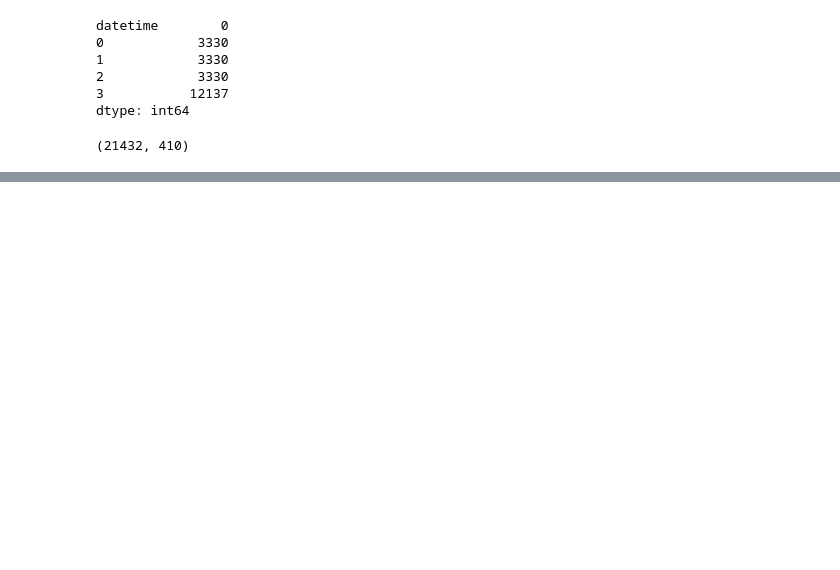
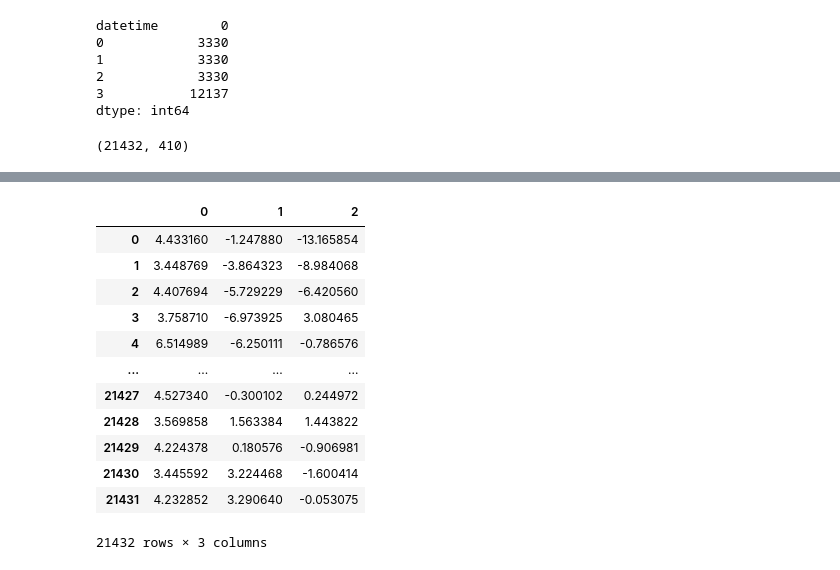
Before and after one commit to sahirnoorali/nasa-dscovr-challenge, a Jupyter notebook: playground.ipynb, the cells around one changed output, grey strips where cells are left out. Saved outputs shown, nothing was run; the diff lists cells and outputs as text; code cells hidden in the pictures; blank space fills up the shorter version.

```diff
--- a/playground.ipynb
+++ b/playground.ipynb
@@ -145,0 +181,17 @@ agg_data.shape
+# %%
+B_vector = agg_data.loc[:,0:2]#.values
+B_vector
+# %% [output]
+|  | 0 | 1 | 2 |
+| 0 | 4.433160 | -1.247880 | -13.165854 |
+| 1 | 3.448769 | -3.864323 | -8.984068 |
+| 2 | 4.407694 | -5.729229 | -6.420560 |
+| 3 | 3.758710 | -6.973925 | 3.080465 |
+| 4 | 6.514989 | -6.250111 | -0.786576 |
+| ... | ... | ... | ... |
+| 21427 | 4.527340 | -0.300102 | 0.244972 |
+| 21428 | 3.569858 | 1.563384 | 1.443822 |
+| 21429 | 4.224378 | 0.180576 | -0.906981 |
+| 21430 | 3.445592 | 3.224468 | -1.600414 |
+| 21431 | 4.232852 | 3.290640 | -0.053075 |
+21432 rows × 3 columns
```
Also changed, not shown: parts of 15 cells of this notebook, 1 other file.
